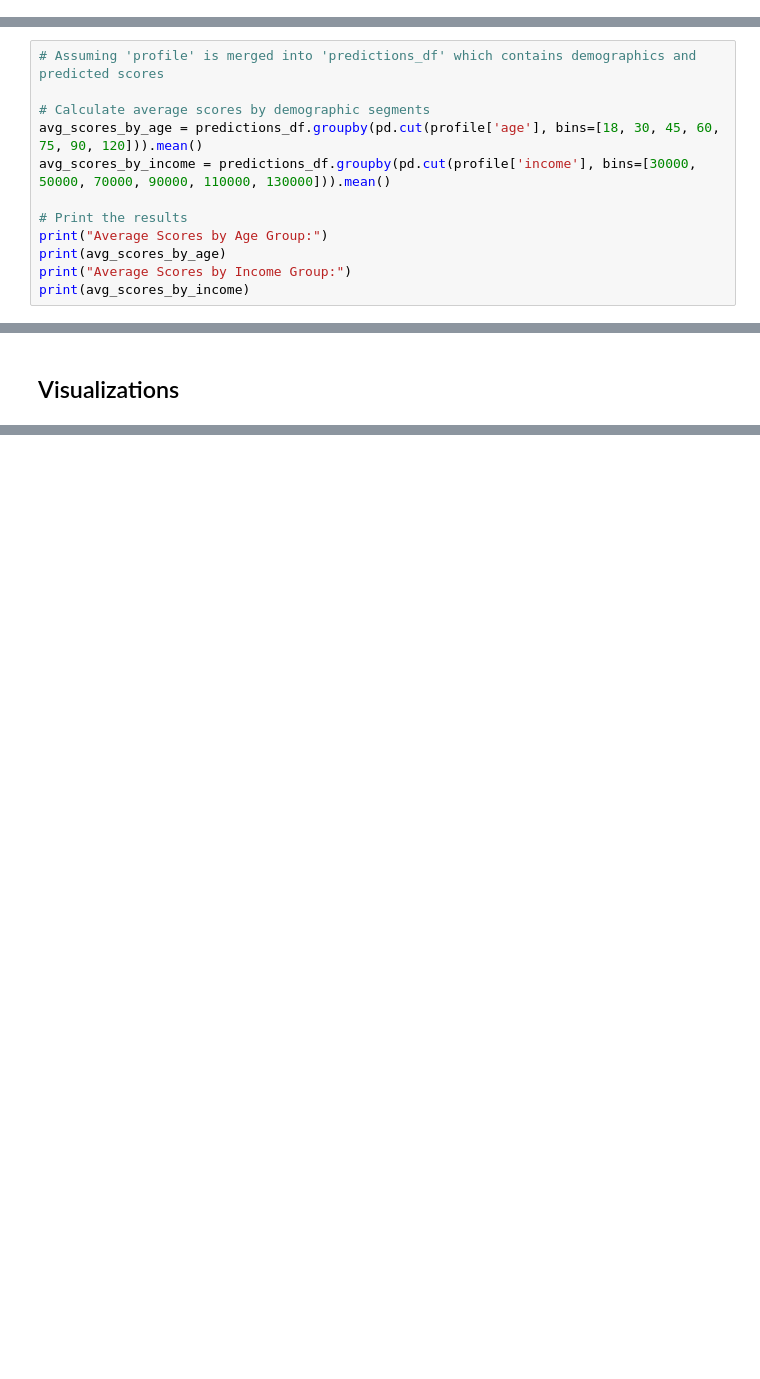
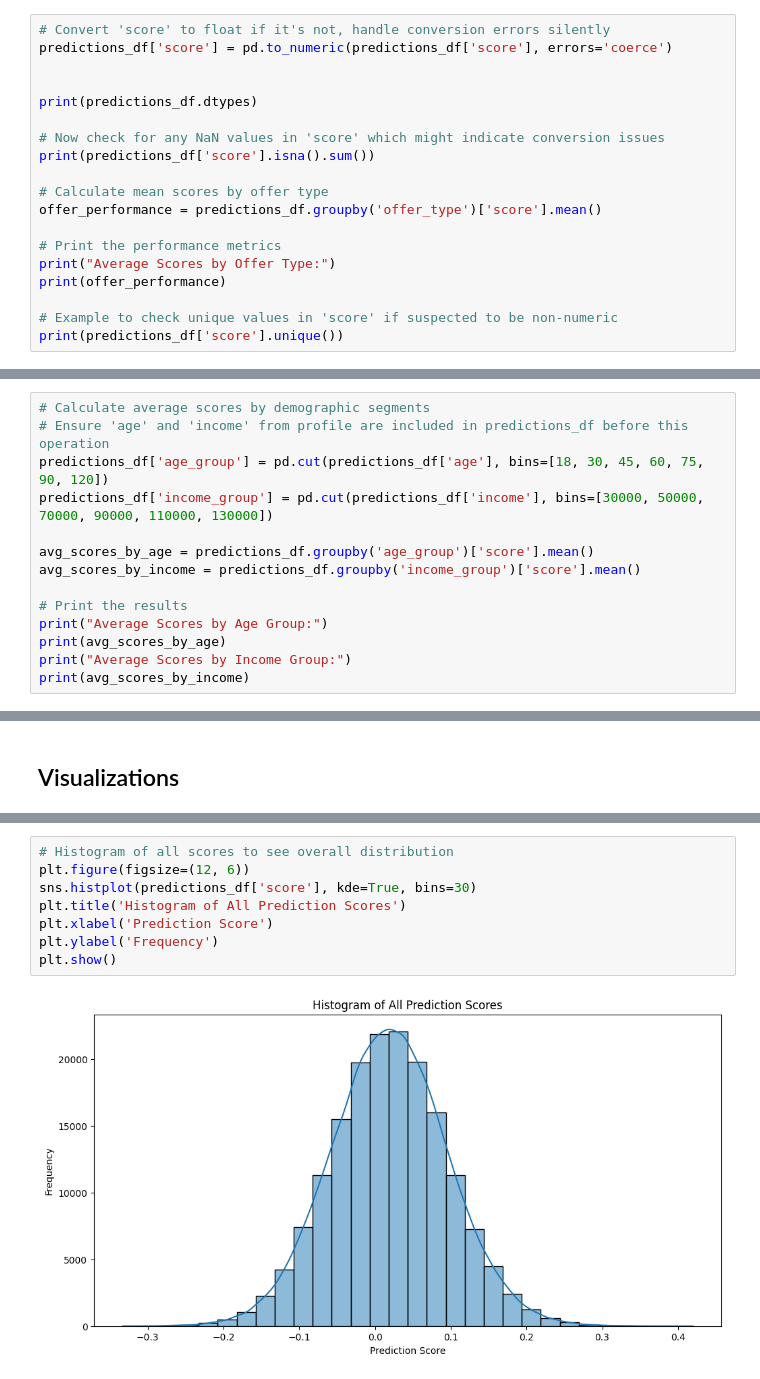
Before and after one commit to ScottTpirate/Udacity_DataScience_Capstone, a Jupyter notebook: Starbucks_Capstone_notebook.ipynb, the cells around one changed output, grey strips where cells are left out. Saved outputs shown, nothing was run; the diff lists cells and outputs as text; blank space fills up the shorter version.

```diff
--- a/Starbucks_Capstone_notebook.ipynb
+++ b/Starbucks_Capstone_notebook.ipynb
@@ -311,0 +329,19 @@ IndexError: index 10 is out of bounds for axis 0 with size 10
+# %%
+# Convert 'score' to float if it's not, handle conversion errors silently
+predictions_df['score'] = pd.to_numeric(predictions_df['score'], errors='coerce')
+
+
+print(predictions_df.dtypes)
+
+# Now check for any NaN values in 'score' which might indicate conversion issues
+print(predictions_df['score'].isna().sum())
+
+# Calculate mean scores by offer type
+offer_performance = predictions_df.groupby('offer_type')['score'].mean()
+
+# Print the performance metrics
+print("Average Scores by Offer Type:")
+print(offer_performance)
+
+# Example to check unique values in 'score' if suspected to be non-numeric
+print(predictions_df['score'].unique())
@@ -312,9 +366,11 @@ IndexError: index 10 is out of bounds for axis 0 with size 10
 # %%
-# Assuming 'profile' is merged into 'predictions_df' which contains demographics and predicted scores
+# Calculate average scores by demographic segments
+# Ensure 'age' and 'income' from profile are included in predictions_df before this operation
+predictions_df['age_group'] = pd.cut(predictions_df['age'], bins=[18, 30, 45, 60, 75, 90, 120])
+predictions_df['income_group'] = pd.cut(predictions_df['income'], bins=[30000, 50000, 70000, 90000, 110000, 130000])
 
-# Calculate average scores by demographic segments
-avg_scores_by_age = predictions_df.groupby(pd.cut(profile['age'], bins=[18, 30, 45, 60, 75, 90, 120])).mean()
-avg_scores_by_income = predictions_df.groupby(pd.cut(profile['income'], bins=[30000, 50000, 70000, 90000, 110000, 130000])).mean()
+avg_scores_by_age = predictions_df.groupby('age_group')['score'].mean()
+avg_scores_by_income = predictions_df.groupby('income_group')['score'].mean()
 
 # Print the results
 print("Average Scores by Age Group:")
@@ -384,0 +428,10 @@ print("Estimated Net Benefit from Optimized Offer Distribution:", net_benefit)
+# %%
+# Histogram of all scores to see overall distribution
+plt.figure(figsize=(12, 6))
+sns.histplot(predictions_df['score'], kde=True, bins=30)
+plt.title('Histogram of All Prediction Scores')
+plt.xlabel('Prediction Score')
+plt.ylabel('Frequency')
+plt.show()
+# %% [output]
+[figure, added]
```
Also changed, not shown: parts of 20 cells of this notebook.
